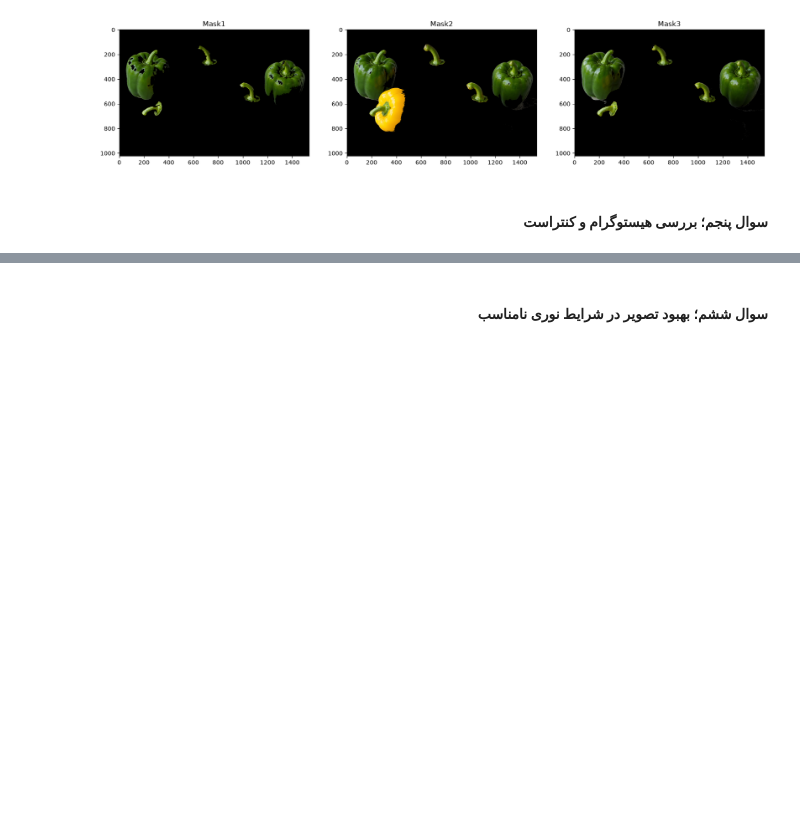
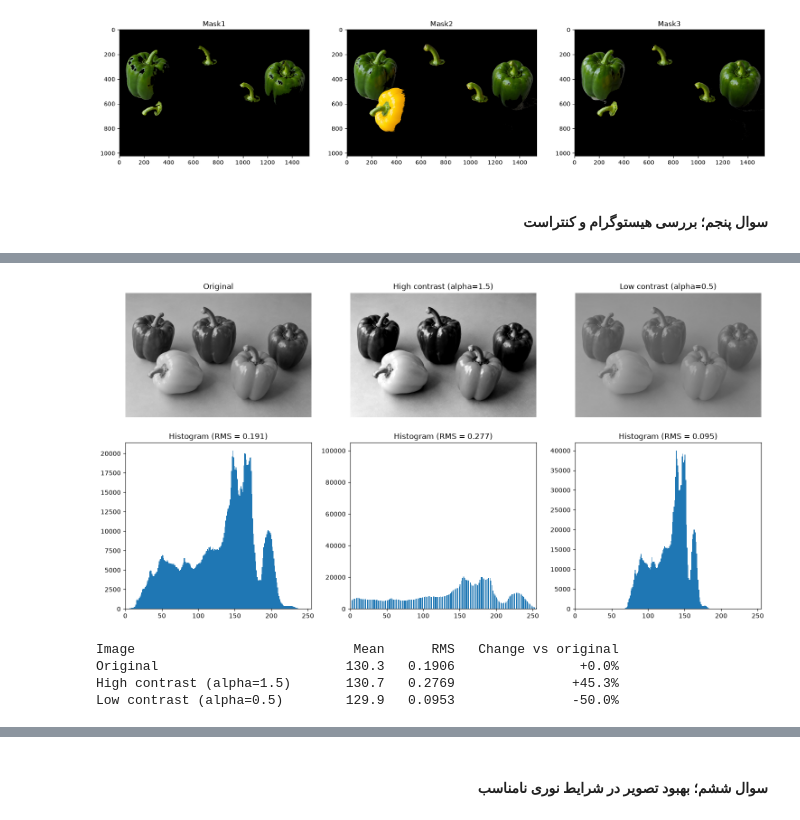
Before and after one commit to kshvri/CV-HW1, a Jupyter notebook: Part1.ipynb, the cells around one changed output, grey strips where cells are left out. Drawn from its saved outputs; the diff is of its cells as text; code cells hidden in the pictures; blank space fills up the shorter version.

```diff
--- a/Part1.ipynb
+++ b/Part1.ipynb
@@ -201,0 +221,46 @@ plt.subplot(133); plt.imshow(result_3); plt.title("Mask3");
+# %%
+def change_contrast(image, alpha):
+    """alpha > 1: کنتراست بیشتر | alpha < 1: کنتراست کمتر
+    پیکسل‌ها را حول میانگین تصویر کشش یا فشرده می‌کند."""
+    mean = image.mean()
+    out = mean + alpha * (image.astype(np.float32) - mean)
+    return np.clip(out, 0, 255).astype(np.uint8)
+
+high_contrast = change_contrast(gray, alpha=1.5)
+low_contrast  = change_contrast(gray, alpha=0.5)
+# %%
+images = [
+    ("Original", gray),
+    ("High contrast (alpha=1.5)", high_contrast),
+    ("Low contrast (alpha=0.5)", low_contrast),
+]
+
+fig, axes = plt.subplots(2, 3, figsize=(15, 8))
+
+for i, (title, im) in enumerate(images):
+    # vmin و vmax مهم‌اند، وگرنه matplotlib خودش کنتراست را کش می‌دهد
+    axes[0, i].imshow(im, cmap="gray", vmin=0, vmax=255)
+    axes[0, i].set_title(title)
+    axes[0, i].axis("off")
+
+    axes[1, i].hist(im.ravel(), bins=256, range=(0, 256))
+    axes[1, i].set_xlim(0, 255)
+    axes[1, i].set_title(f"Histogram (RMS = {rms_contrast(im):.3f})")
+
+plt.tight_layout()
+plt.show()
+# %% [output]
+[figure, added]
+# %%
+base = rms_contrast(gray)
+
+print(f"{'Image':28s} {'Mean':>8s} {'RMS':>8s} {'Change vs original':>20s}")
+for title, im in images:
+    rms = rms_contrast(im)
+    change = (rms - base) / base * 100
+    print(f"{title:28s} {im.mean():8.1f} {rms:8.4f} {change:+19.1f}%")
+# %% [output]
+Image                            Mean      RMS   Change vs original
+Original                        130.3   0.1906                +0.0%
+High contrast (alpha=1.5)       130.7   0.2769               +45.3%
+Low contrast (alpha=0.5)        129.9   0.0953               -50.0%
```
Also changed, not shown: parts of 3 cells of this notebook, 1 other file.
